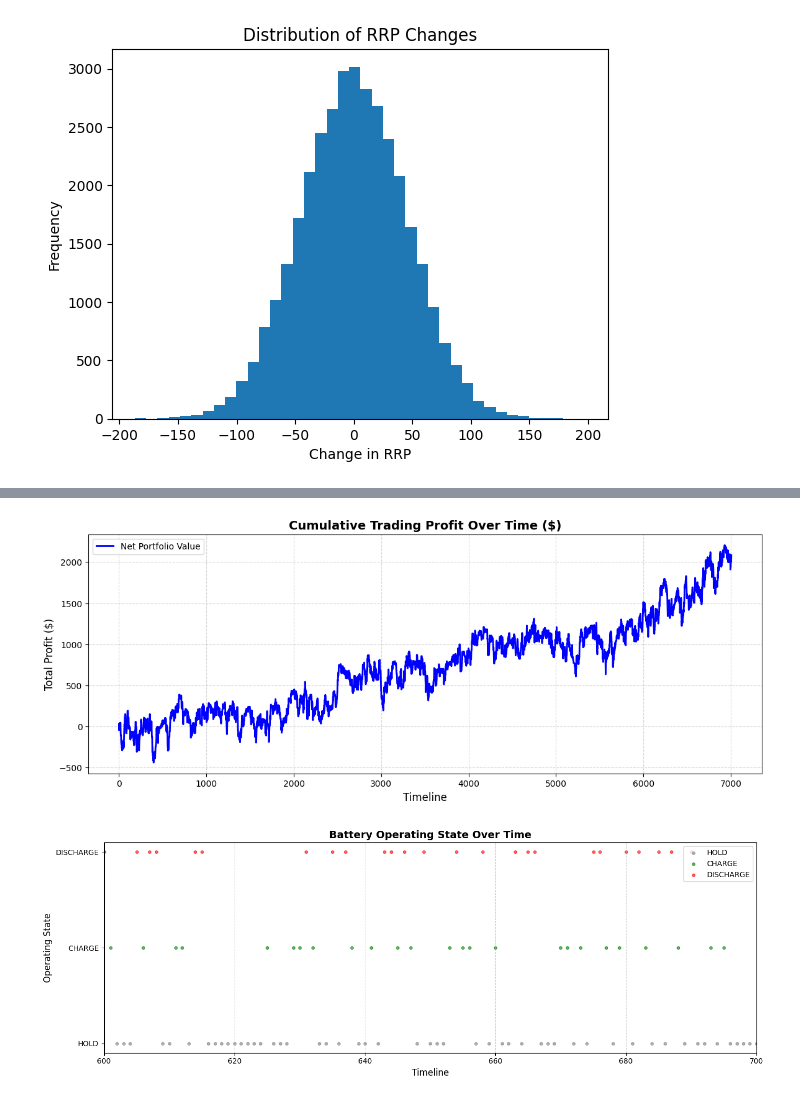
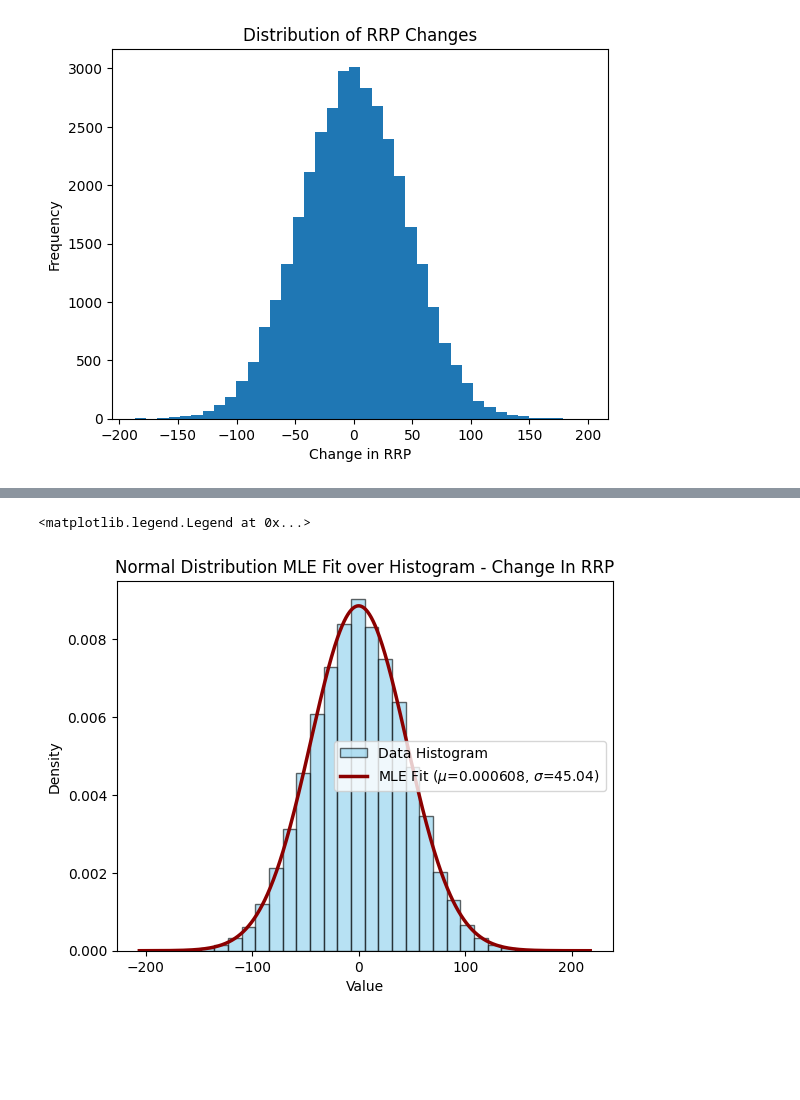
Before and after one commit to ethant527/Energy, a Jupyter notebook: subzeroprice.ipynb, the cells around one changed output, grey strips where cells are left out. Cells and saved outputs as stored; diff of their text form; code cells hidden in the pictures; blank space fills up the shorter version.

```diff
--- a/subzeroprice.ipynb
+++ b/subzeroprice.ipynb
@@ -156,2 +322,0 @@ Text(0.5, 1.0, 'Distribution RRP')
-# %%
-a, loc, scale = stats.gamma.fit(df["RRP"])
@@ -498,25 +533,0 @@ Confusion Matrix
-# %%
-df = df.sort("SETTLEMENTDATE")
-
-feature_cols_change = [c for c in df.columns if c not in ["SETTLEMENTDATE", "price_last_step", "change_rrp"]]
-
-features_change_df = df.select([
-    # base features from previous step (t-1)
-    pl.col(feature_cols).shift(1).name.suffix("_lag1"),
-
-    # 3-step rolling average to capture short-term momentum
-    pl.col(feature_cols).shift(1).rolling_mean(window_size=3).name.suffix("_roll_mean3"),
-
-    # 5-step rolling average to capture slightly longer-term trends
-    pl.col(feature_cols).shift(1).rolling_mean(window_size=5).name.suffix("_roll_mean5")
-])
-
-
-# add target and price_last_step, drop rows with NaN values caused by shifting/rolling
-ml_change_df = pl.concat([features_df, df.select(["change_rrp", "price_last_step"])], how="horizontal").drop_nulls()
-
-X_change = ml_change_df.drop(["change_rrp"]).to_numpy()
-y_change = ml_change_df["change_rrp"].to_numpy()
-
-# no shuffling
-X_train_change, X_test_change, y_train_change, y_test_change = train_test_split(X_change, y_change, test_size=0.2, shuffle=False)
@@ -911,33 +534,19 @@ plt.show()
-# %%
-# cumulative trading profit
-plt.figure(figsize=(14, 5))
-plt.plot(time_axis, profit_history, color="blue", linewidth=2, label="Net Portfolio Value")
-
-plt.title("Cumulative Trading Profit Over Time ($)", fontsize=14, fontweight="bold")
-plt.xlabel("Timeline", fontsize=12)
-plt.ylabel("Total Profit ($)", fontsize=12)
-plt.grid(True, linestyle="--", alpha=0.5)
-plt.legend(loc="upper left")
-plt.show()
-# %% [output]
-[figure, removed]
-# %%
-# closer look at battery state timeline
-plt.figure(figsize=(14, 5))
-
-colors = {"HOLD": "gray", "CHARGE": "green", "DISCHARGE": "red"}
-for action_type in ["HOLD", "CHARGE", "DISCHARGE"]:
-    mask = np.array(actions) == action_type
-    plt.scatter(time_axis[mask], [action_type] * mask.sum(),
-                label=action_type, color=colors[action_type], alpha=0.6, s=15)
-
-plt.title("Battery Operating State Over Time", fontsize=14, fontweight="bold")
-plt.xlabel("Timeline", fontsize=12)
-plt.ylabel("Operating State", fontsize=12)
-plt.grid(axis="x", linestyle="--", alpha=0.5)
-plt.legend(loc="upper right")
-plt.xlim(time_axis[600], time_axis[700]) # shortened to observe behaviour closer
-plt.tight_layout()
-plt.show()
-# %% [output]
-[figure, removed]
+# %%
+df_clean_rrp = df.drop_nulls(subset=["change_rrp"])
+
+mu, sigma = stats.norm.fit(df_clean_rrp["change_rrp"])
+
+plt.hist(df_clean_rrp["change_rrp"], bins=30, density=True, alpha=0.6, color='skyblue', edgecolor='black', label='Data Histogram')
+
+x_min, x_max = plt.xlim()
+x_axis = np.linspace(x_min, x_max, 1000)
+fitted_pdf_norm = stats.norm.pdf(x_axis, mu, sigma)
+
+plt.plot(x_axis, fitted_pdf_norm, color='darkred', linewidth=2.5, label=fr'MLE Fit ($\mu$={mu:.6f}, $\sigma$={sigma:.2f})')
+plt.title('Normal Distribution MLE Fit over Histogram - Change In RRP')
+plt.xlabel('Value')
+plt.ylabel('Density')
+plt.legend()
+# %% [output]
+<matplotlib.legend.Legend at 0x...>
+[figure, added]
```
Also changed, not shown: parts of 117 cells of this notebook, 1 other file.
